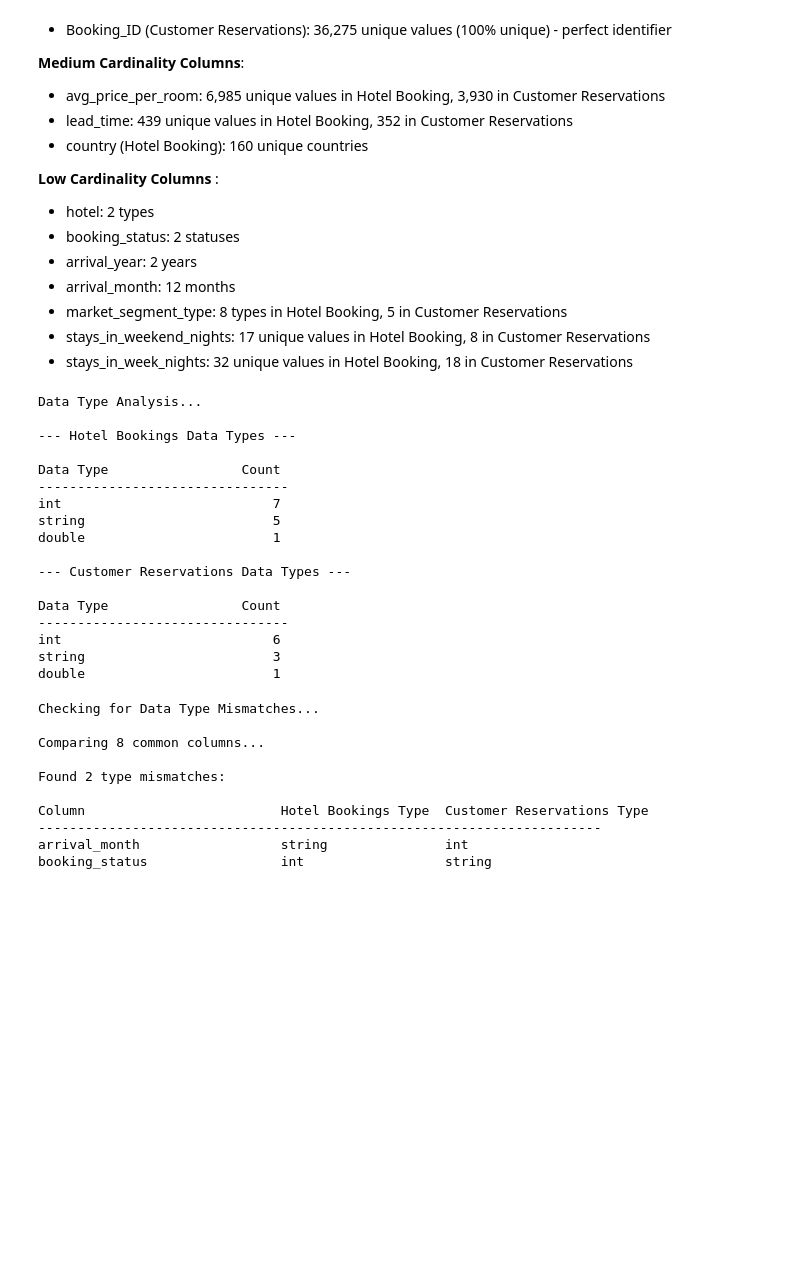
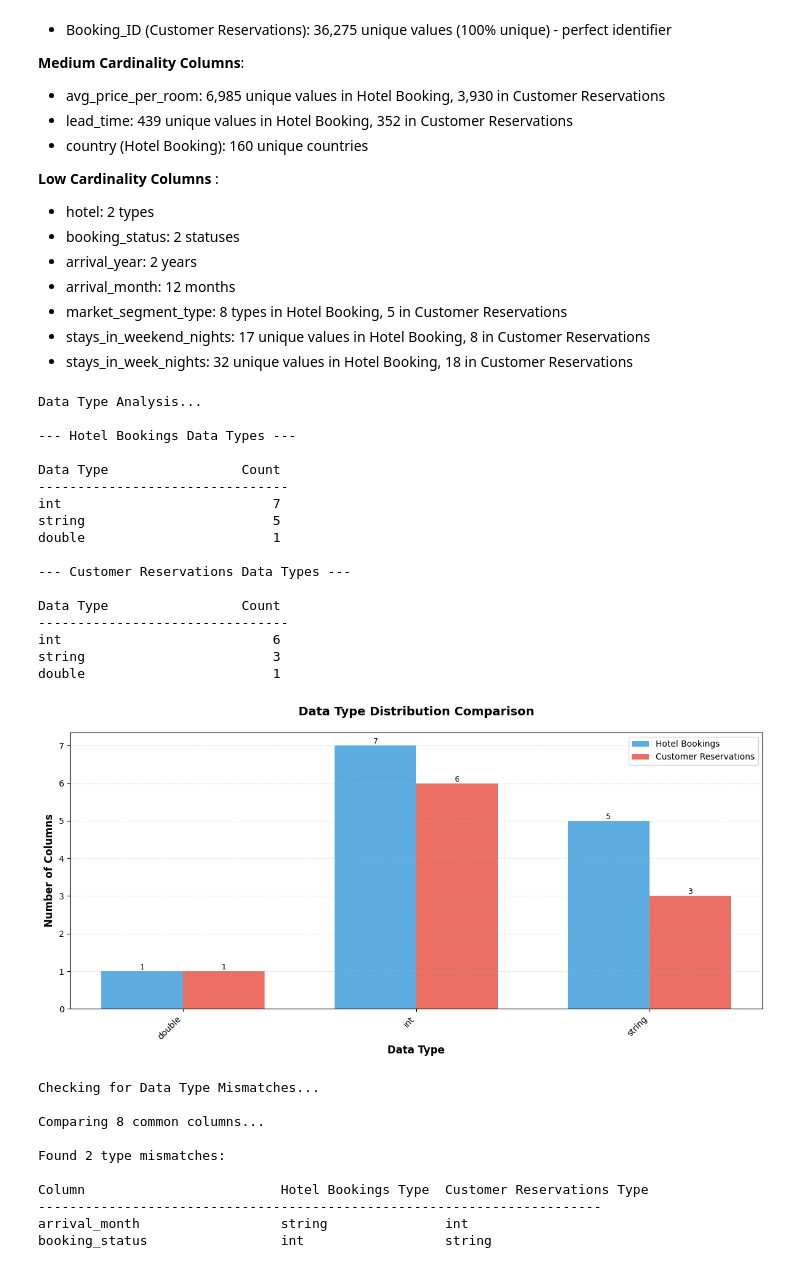
Before and after one commit to nickocruzm/FinalProject236, a Jupyter notebook: Phase01.ipynb, the cells around one changed output. Drawn from its saved outputs; the diff is of its cells as text; code cells hidden in the pictures; blank space fills up the shorter version.

```diff
--- a/Phase01.ipynb
+++ b/Phase01.ipynb
@@ -217,33 +266,85 @@ def analyze_data_types(df, name):
 
     type_counts = {}
     for col_name, col_type in df.dtypes:
         type_counts[col_type] = type_counts.get(col_type, 0) + 1
 
     print(f"\n{'Data Type':<20} {'Count':>10}")
     print("-" * 32)
     for dtype, count in sorted(type_counts.items(), key=lambda x: x[1], reverse=True):
         print(f"{dtype:<20} {count:>10}")
 
 analyze_data_types(df1, "Hotel Bookings")
 analyze_data_types(df2, "Customer Reservations")
+
+# Create visualization
+import matplotlib.pyplot as plt
+import numpy as np
+
+def plot_data_types(df1, df2, name1="Hotel Bookings", name2="Customer Reservations"):
+    def get_type_counts(df):
+        type_counts = {}
+        for col_name, col_type in df.dtypes:
+            type_counts[col_type] = type_counts.get(col_type, 0) + 1
+        return type_counts
+
+    types1 = get_type_counts(df1)
+    types2 = get_type_counts(df2)
+
+    all_types = sorted(set(list(types1.keys()) + list(types2.keys())))
+
+    counts1 = [types1.get(dtype, 0) for dtype in all_types]
+    counts2 = [types2.get(dtype, 0) for dtype in all_types]
+
+    fig, ax = plt.subplots(figsize=(12, 6))
+
+    x = np.arange(len(all_types))
+    width = 0.35
+
+    bars1 = ax.bar(x - width/2, counts1, width, label=name1, alpha=0.8, color='#3498db')
+    bars2 = ax.bar(x + width/2, counts2, width, label=name2, alpha=0.8, color='#e74c3c')
+
+    ax.set_xlabel('Data Type', fontsize=12, fontweight='bold')
+    ax.set_ylabel('Number of Columns', fontsize=12, fontweight='bold')
+    ax.set_title('Data Type Distribution Comparison', fontsize=14, fontweight='bold', pad=20)
+    ax.set_xticks(x)
+    ax.set_xticklabels(all_types, rotation=45, ha='right')
+    ax.legend(fontsize=10)
+    ax.grid(axis='y', alpha=0.3, linestyle='--')
+
+    def add_labels(bars):
+        for bar in bars:
+            height = bar.get_height()
+            if height > 0:
+                ax.text(bar.get_x() + bar.get_width()/2., height,
+                       f'{int(height)}',
+                       ha='center', va='bottom', fontsize=9)
+
+    add_labels(bars1)
+    add_labels(bars2)
+
+    plt.tight_layout()
+    plt.show()
+
+plot_data_types(df1, df2)
 # %% [output]
 Data Type Analysis...
 
 --- Hotel Bookings Data Types ---
 
 Data Type                 Count
 --------------------------------
 int                           7
 string                        5
 double                        1
 
 --- Customer Reservations Data Types ---
 
 Data Type                 Count
 --------------------------------
 int                           6
 string                        3
 double                        1
+[figure, added]
 # %%
 # DATA TYPE MISMATCHES
 print("\nChecking for Data Type Mismatches...")
```
Also changed, not shown: parts of 2 cells of this notebook.
